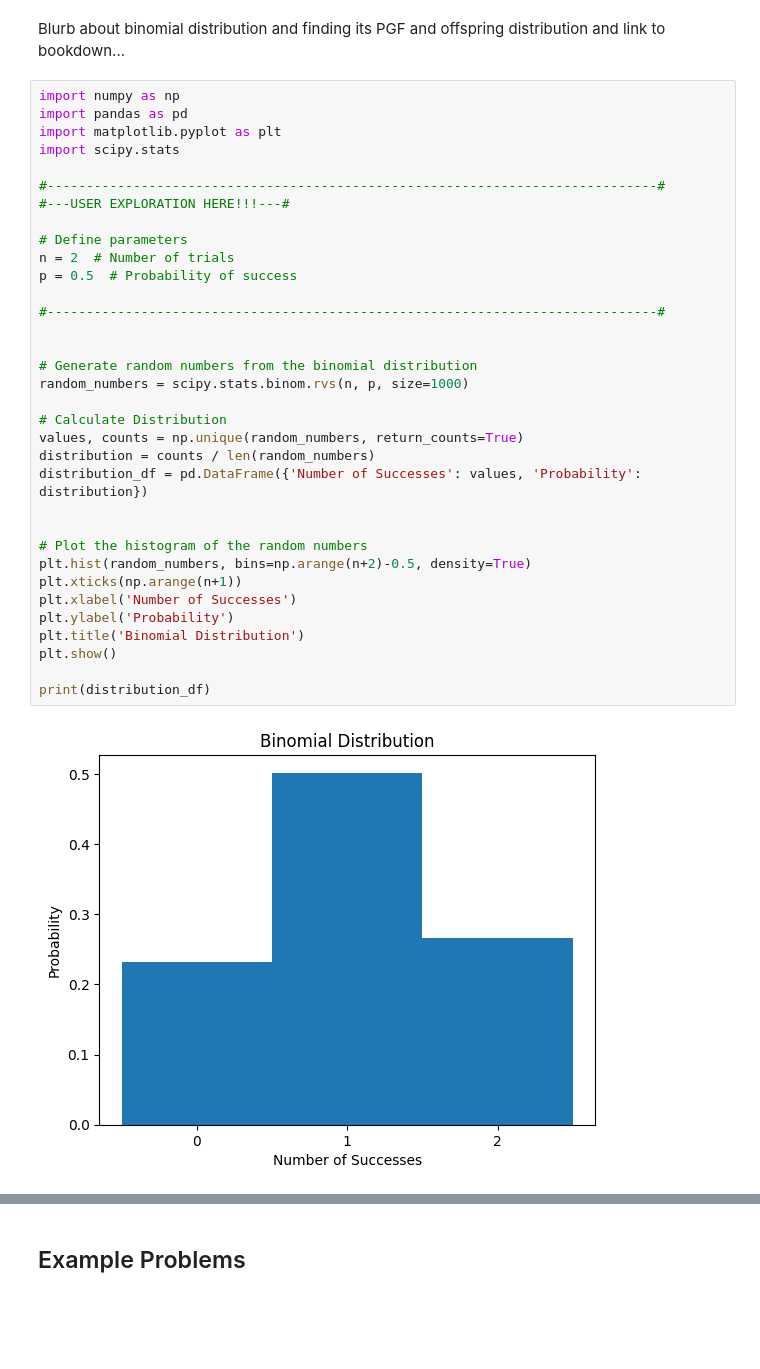
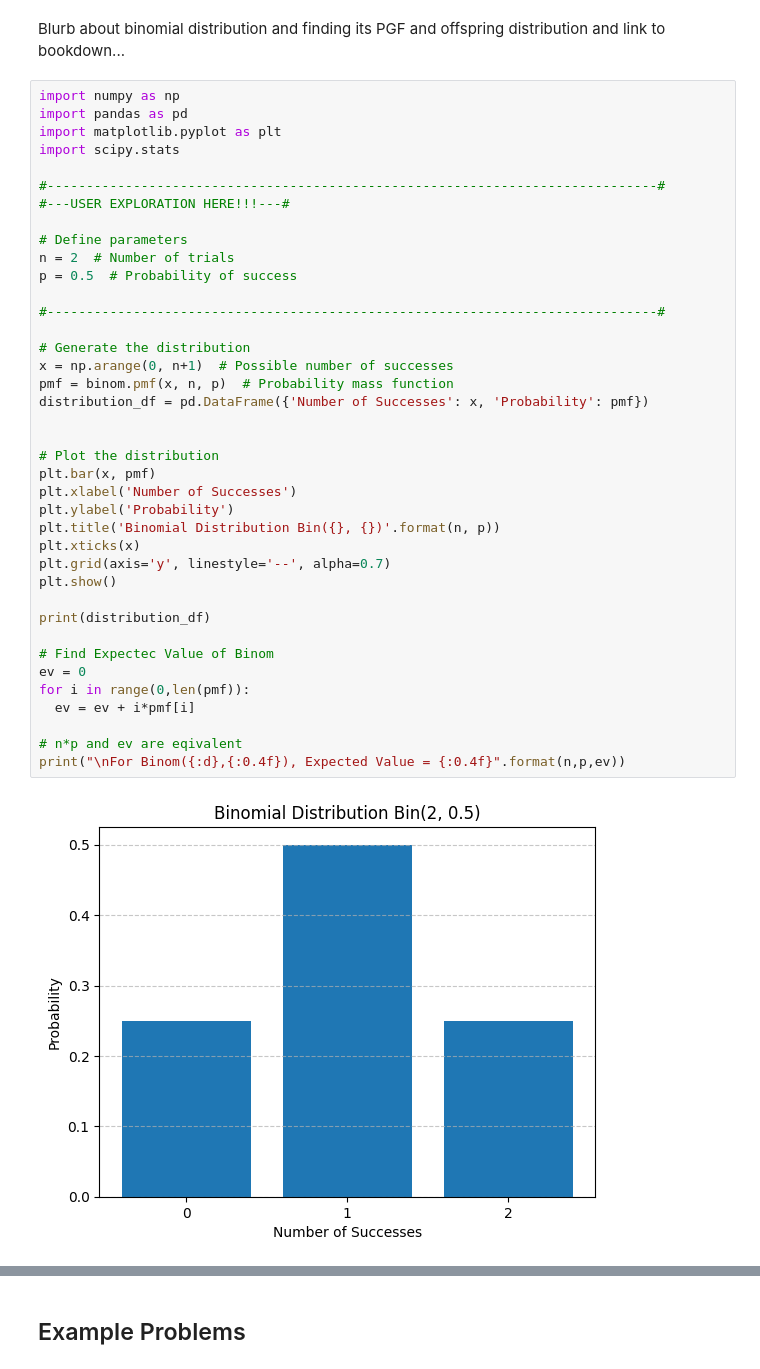
Before and after one commit to NRJaggers/Applied-Stochastic-Processes, a Jupyter notebook: Final Project/Branching Processes.ipynb, the cells around one changed output, grey strips where cells are left out. Drawn from its saved outputs; the diff is of its cells as text; blank space fills up the shorter version.

```diff
--- a/Final Project/Branching Processes.ipynb
+++ b/Final Project/Branching Processes.ipynb
@@ -130,37 +132,42 @@ Blurb about binomial distribution and finding its PGF and offspring distribution
 # %%
 import numpy as np
 import pandas as pd
 import matplotlib.pyplot as plt
 import scipy.stats
 
 #------------------------------------------------------------------------------#
 #---USER EXPLORATION HERE!!!---#
 
 # Define parameters
 n = 2  # Number of trials
 p = 0.5  # Probability of success
 
 #------------------------------------------------------------------------------#
 
-
-# Generate random numbers from the binomial distribution
-random_numbers = scipy.stats.binom.rvs(n, p, size=1000)
-
-# Calculate Distribution
-values, counts = np.unique(random_numbers, return_counts=True)
-distribution = counts / len(random_numbers)
-distribution_df = pd.DataFrame({'Number of Successes': values, 'Probability': distribution})
+# Generate the distribution
+x = np.arange(0, n+1)  # Possible number of successes
+pmf = binom.pmf(x, n, p)  # Probability mass function
+distribution_df = pd.DataFrame({'Number of Successes': x, 'Probability': pmf})
 
 
-# Plot the histogram of the random numbers
-plt.hist(random_numbers, bins=np.arange(n+2)-0.5, density=True)
-plt.xticks(np.arange(n+1))
+# Plot the distribution
+plt.bar(x, pmf)
 plt.xlabel('Number of Successes')
 plt.ylabel('Probability')
-plt.title('Binomial Distribution')
+plt.title('Binomial Distribution Bin({}, {})'.format(n, p))
+plt.xticks(x)
+plt.grid(axis='y', linestyle='--', alpha=0.7)
 plt.show()
 
 print(distribution_df)
+
+# Find Expectec Value of Binom
+ev = 0
+for i in range(0,len(pmf)):
+  ev = ev + i*pmf[i]
+
+# n*p and ev are eqivalent
+print("\nFor Binom({:d},{:0.4f}), Expected Value = {:0.4f}".format(n,p,ev))
 # %% [output]
-[figure, old version]
+[figure, new version]
    Number of Successes  Probability
```
Also changed, not shown: parts of 11 cells of this notebook.
